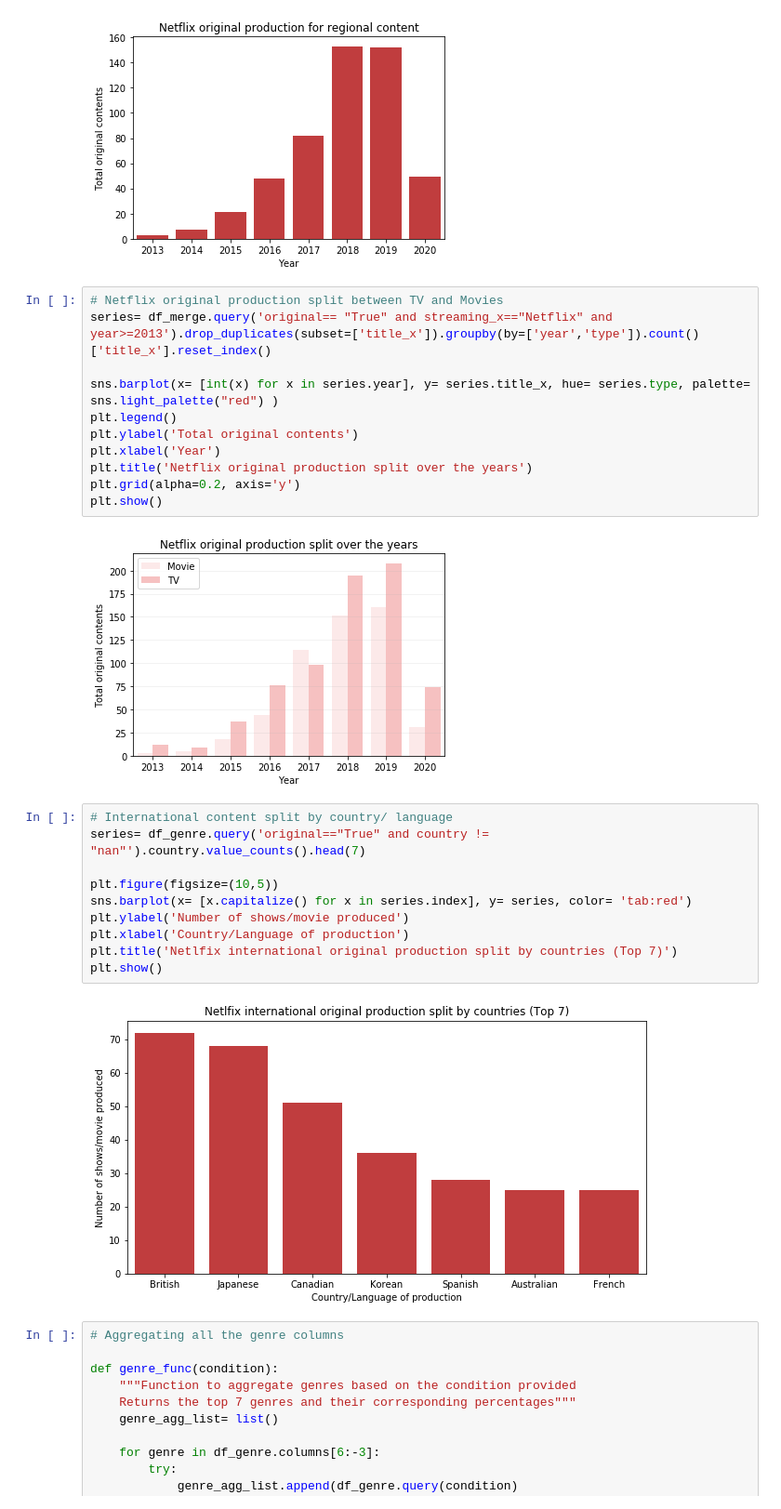
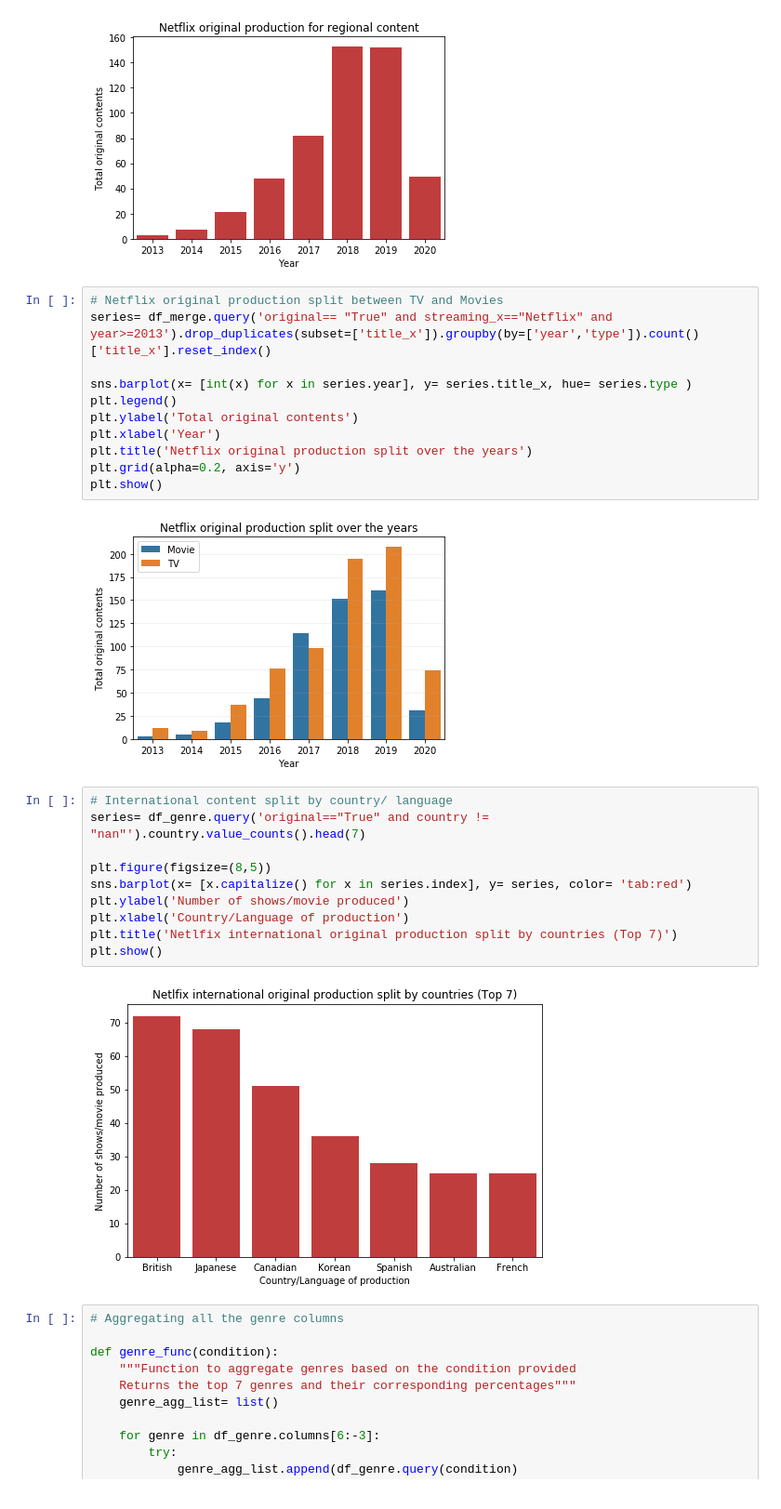
Before and after one commit to srinivasayer4/Netflix-and-Prime-Video-Comparison, a Jupyter notebook: Online Streaming Analysis.ipynb, the cells around one changed output. Shown at 93% size. Cells and saved outputs as stored; diff of their text form.

```diff
--- a/Online Streaming Analysis.ipynb
+++ b/Online Streaming Analysis.ipynb
@@ -979,7 +1000,7 @@ plt.show()
 # Netflix original production split between TV and Movies
 series= df_merge.query('original== "True" and streaming_x=="Netflix" and year>=2013').drop_duplicates(subset=['title_x']).groupby(by=['year','type']).count()['title_x'].reset_index()
 
-sns.barplot(x= [int(x) for x in series.year], y= series.title_x, hue= series.type, palette= sns.light_palette("red") )
+sns.barplot(x= [int(x) for x in series.year], y= series.title_x, hue= series.type )
 plt.legend()
 plt.ylabel('Total original contents')
 plt.xlabel('Year')
@@ -987,19 +1008,19 @@ plt.title('Netflix original production split over the years')
 plt.grid(alpha=0.2, axis='y')
 plt.show()
 # %% [output]
-[figure, old version]
+[figure, new version]
 # %%
 # International content split by country/ language
 series= df_genre.query('original=="True" and country != "nan"').country.value_counts().head(7)
 
-plt.figure(figsize=(10,5))
+plt.figure(figsize=(8,5))
 sns.barplot(x= [x.capitalize() for x in series.index], y= series, color= 'tab:red')
 plt.ylabel('Number of shows/movie produced')
 plt.xlabel('Country/Language of production')
 plt.title('Netlfix international original production split by countries (Top 7)')
 plt.show()
 # %% [output]
-[figure, old version]
+[figure, new version]
 # %%
 # Aggregating all the genre columns
 
```
Also changed, not shown: parts of 35 cells of this notebook.
